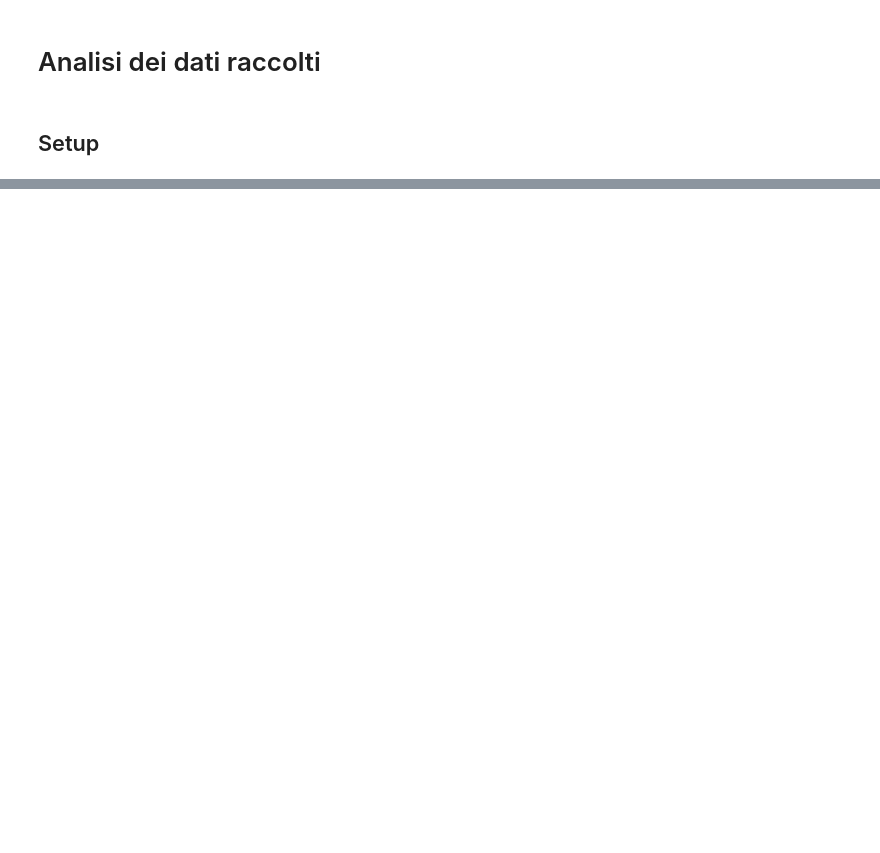
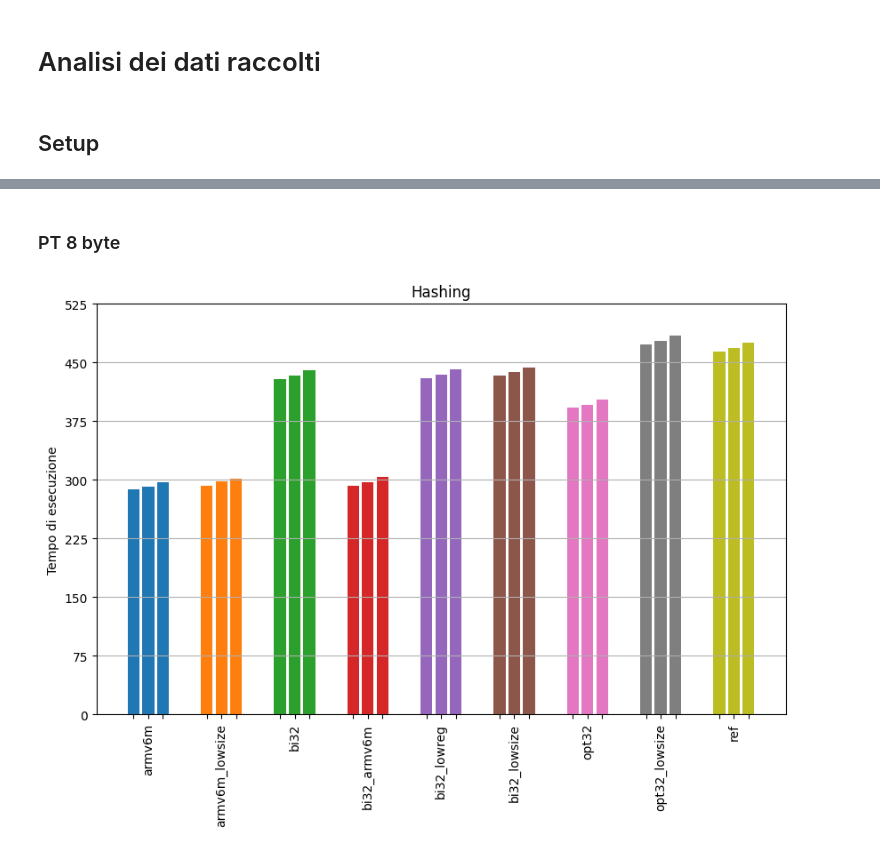
Before and after one commit to MattiaOldani/Tirocinio-ASCON, a Jupyter notebook: adafruit/crypto_hash/notebook/asconhashv12.ipynb, the cells around one changed output, grey strips where cells are left out. Drawn from its saved outputs; the diff is of its cells as text; code cells hidden in the pictures; blank space fills up the shorter version.

```diff
--- a/adafruit/crypto_hash/notebook/asconhashv12.ipynb
+++ b/adafruit/crypto_hash/notebook/asconhashv12.ipynb
@@ -864,0 +73,7 @@ Varianza: 16.517356356356355
+# %% [markdown]
+### PT 8 byte
+# %%
+# Generazione hash
+plotter(DATAFRAMES, "8B", IMPLEMENTATIONS, 75)
+# %% [output]
+[figure, added]
```
Also changed, not shown: parts of 112 cells of this notebook, 5 other files.
